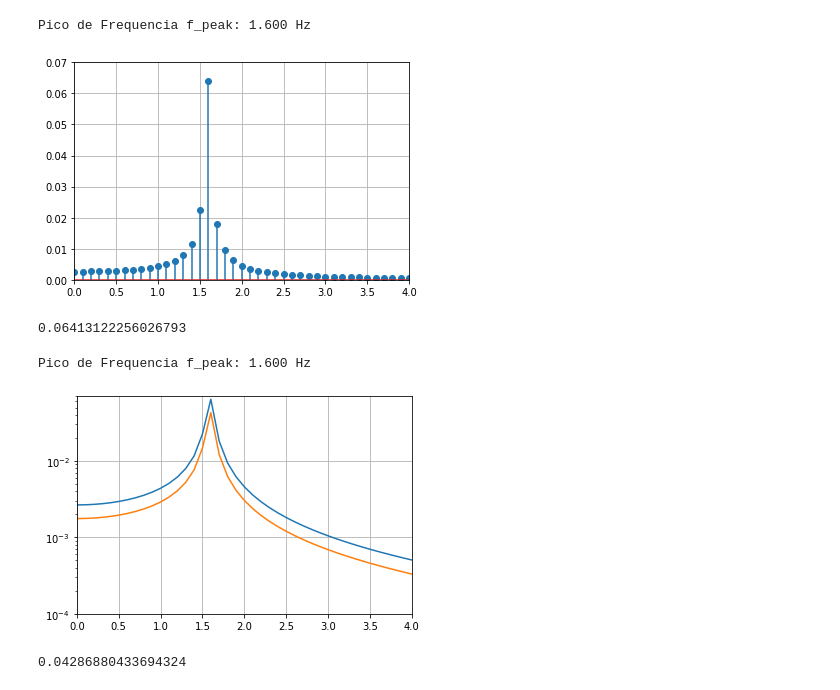
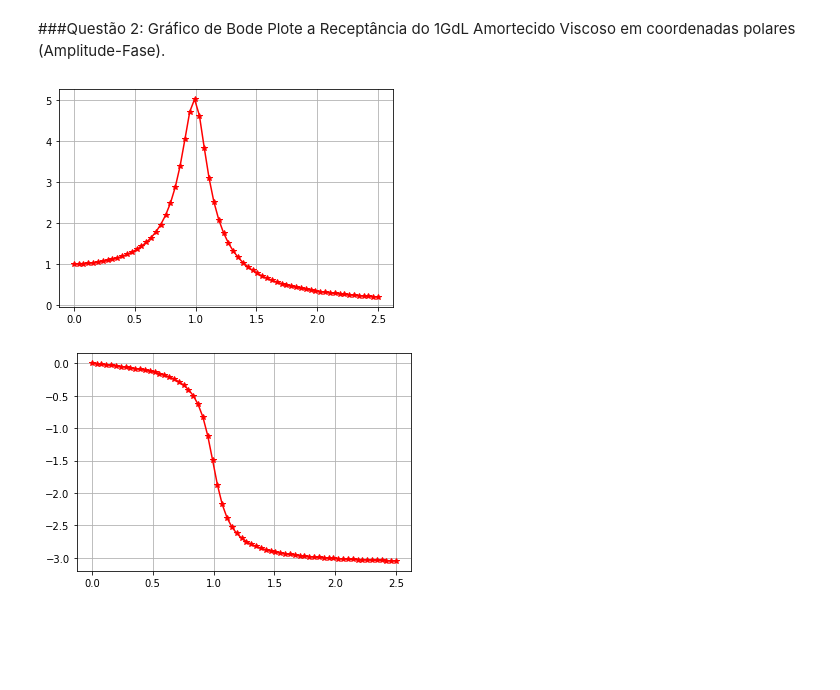
Before and after one commit to mumorais/ENM_UnB-Analise_Modal, a Jupyter notebook: _02_Analise_Modal_1GdL.ipynb, the cells around one changed output. Drawn from its saved outputs; the diff is of its cells as text; code cells hidden in the pictures; blank space fills up the shorter version.

```diff
--- a/_02_Analise_Modal_1GdL.ipynb
+++ b/_02_Analise_Modal_1GdL.ipynb
@@ -15,7 +16,7 @@ A frequências natural $\omega_n$ e a razão de amortecimento $\xi$ do sistema 1
 import numpy as np
 
 m = 10
-c = 4
+c = 20
 k = 1000
 #
 wn =np.sqrt(k/m)
@@ -141,55 +33,22 @@ Não precisamos nos preocupar agora (vamos tratar mais na frente em Rudimentos d
-# %%
-from scipy.fft import fft, fftfreq
-# Number of sample points
-N = nt
-# sample spacing
-T = dt
-x = t1
-y = z2[:,0]
-yf = fft(y)
-xf = fftfreq(N, T)[:N//2]
-
-mY = (2.0/N * np.abs(yf[0:N//2])) # Find magnitude
-peakY = np.max(mY) # Find max peak
-locY = np.argmax(mY) # Find its location
-frqY = xf[locY] # Get the actual frequency value
-print("Pico de Frequencia f_peak: %5.3f Hz" % (frqY))
-
-import matplotlib.pyplot as plt
-plt.stem(xf, 2.0/N * np.abs(yf[0:N//2]))
-plt.grid()
-plt.axis([0, 4, 0, 0.07])
-plt.show()
-peakY
-# %% [output]
-Pico de Frequencia f_peak: 1.600 Hz
-[figure, removed]
-0.06413122256026793
-# %%
-from scipy.fft import fft, fftfreq
-# Number of sample points
-N = 1000
-# sample spacing
-T = 0.01
-x = t
-y = u
-yf1 = fft(y)
-xf1 = fftfreq(N, T)[:N//2]
-
-mY = (2.0/N * np.abs(yf1[0:N//2])) # Find magnitude
-peakY = np.max(mY) # Find max peak
-locY = np.argmax(mY) # Find its location
-frqY = xf1[locY] # Get the actual frequency value
-print("Pico de Frequencia f_peak: %5.3f Hz" % (frqY))
-
-import matplotlib.pyplot as plt
-plt.semilogy(xf , 2.0/nt * np.abs( yf[0:nt//2]))
-plt.semilogy(xf1, 2.0/N * np.abs(yf1[0:N//2]))
-plt.grid()
-plt.axis([0, 4, 0.0001, 0.07])
-plt.show()
-peakY
-# %% [output]
-Pico de Frequencia f_peak: 1.600 Hz
-[figure, removed]
-0.04286880433694324
+# %% [markdown]
+###Questão 2: Gráfico de Bode
+ Plote a Receptância do 1GdL Amortecido Viscoso em coordenadas polares (Amplitude-Fase).
+# %%
+import matplotlib.pyplot as plt
+
+omg = np.linspace(0,25,64)
+r = omg/wn
+u = 1/((1-r**2)+ (1j*2*xi*r))
+
+plt.plot(r,np.abs(u),'-r*')
+plt.grid()
+plt.show()
+
+
+
+plt.plot(r,np.angle(u),'-r*')
+plt.grid()
+plt.show()
+# %% [output]
+[figure, added]
+[figure, added]
```
Also changed, not shown: parts of 27 cells of this notebook.
